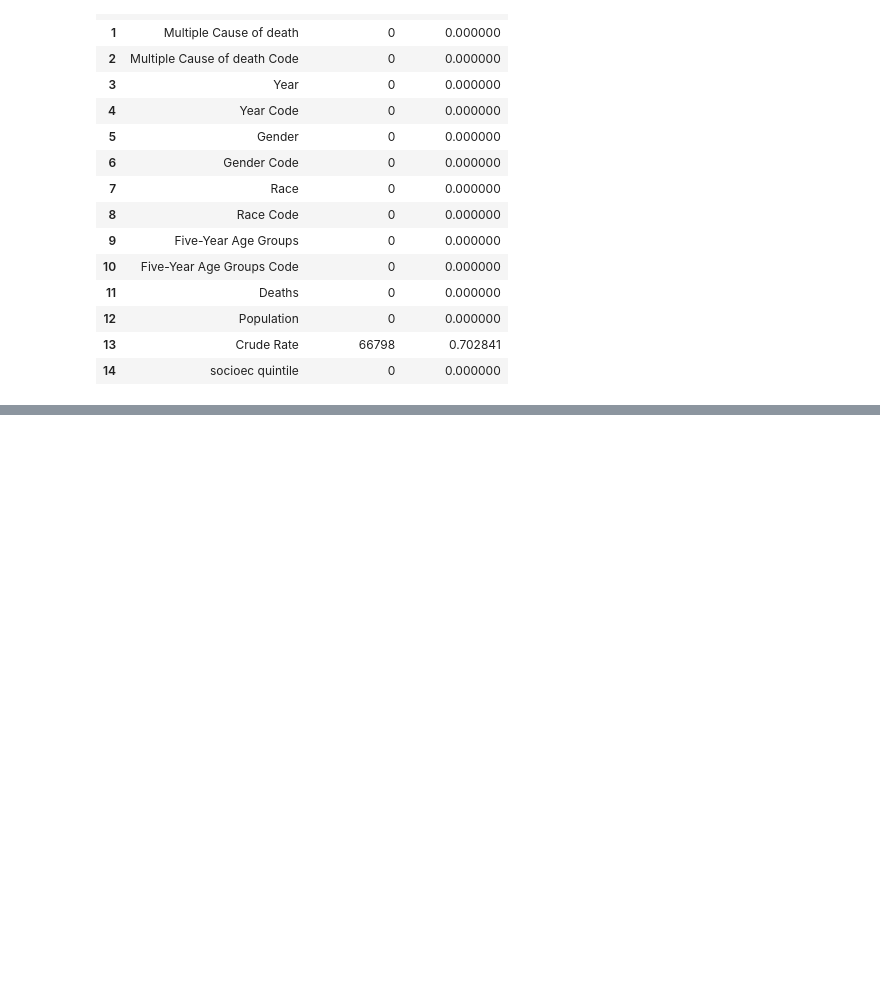
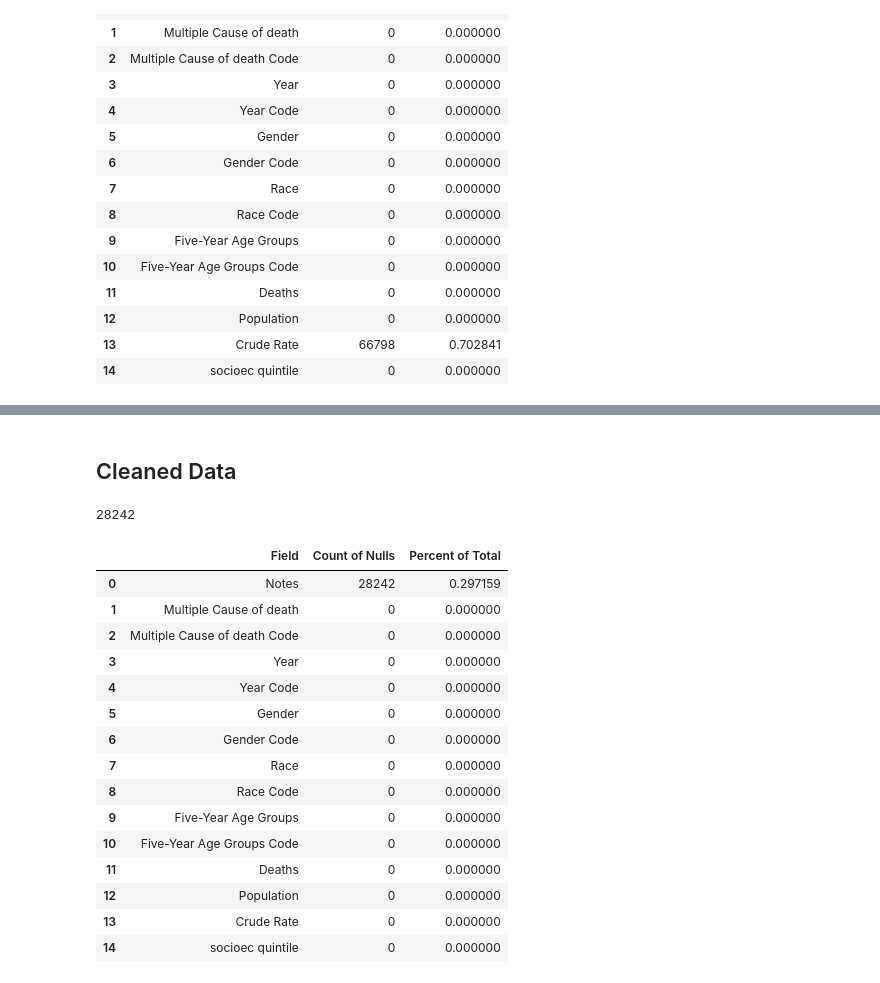
Before and after one commit to jmsarabia/fentanyl_eda, a Jupyter notebook: EDA.ipynb, the cells around one changed output, grey strips where cells are left out. Saved outputs shown, nothing was run; the diff lists cells and outputs as text; code cells hidden in the pictures; blank space fills up the shorter version.

Commit message:
finalized cleaned data

```diff
--- a/EDA.ipynb
+++ b/EDA.ipynb
@@ -261,4 +261,5 @@ pd.DataFrame(zip(field, count_nulls, percent_nulls), columns = ["Field", "Count
 | 13 | Crude Rate | 66798 | 0.702841 |
 | 14 | socioec quintile | 0 | 0.000000 |
 # %%
-base[(base['Deaths'].isnull() == False) & (base['Crude Rate'].isnull() == False)]
+cleaned = base[(base['Deaths'].isnull() == False) & (base['Crude Rate'].isnull() == False)]
+cleaned =
@@ -278,0 +266,33 @@ base[(base['Deaths'].isnull() == False) & (base['Crude Rate'].isnull() == False)
+# %% [markdown]
+## Cleaned Data
+# %%
+len(cleaned)
+# %% [output]
+28242
+# %%
+field = []
+count_nulls = []
+percent_nulls = []
+for (value, column) in zip(cleaned.isnull().sum(), cleaned.isnull().columns):
+    field.append(column)
+    count_nulls.append(value)
+    percent_nulls.append(value/len(base))
+
+pd.DataFrame(zip(field, count_nulls, percent_nulls), columns = ["Field", "Count of Nulls", "Percent of Total"])
+# %% [output]
+|  | Field | Count of Nulls | Percent of Total |
+| 0 | Notes | 28242 | 0.297159 |
+| 1 | Multiple Cause of death | 0 | 0.000000 |
+| 2 | Multiple Cause of death Code | 0 | 0.000000 |
+| 3 | Year | 0 | 0.000000 |
+| 4 | Year Code | 0 | 0.000000 |
+| 5 | Gender | 0 | 0.000000 |
+| 6 | Gender Code | 0 | 0.000000 |
+| 7 | Race | 0 | 0.000000 |
+| 8 | Race Code | 0 | 0.000000 |
+| 9 | Five-Year Age Groups | 0 | 0.000000 |
+| 10 | Five-Year Age Groups Code | 0 | 0.000000 |
+| 11 | Deaths | 0 | 0.000000 |
+| 12 | Population | 0 | 0.000000 |
+| 13 | Crude Rate | 0 | 0.000000 |
+| 14 | socioec quintile | 0 | 0.000000 |
```
Also changed, not shown: parts of 2 cells of this notebook.
